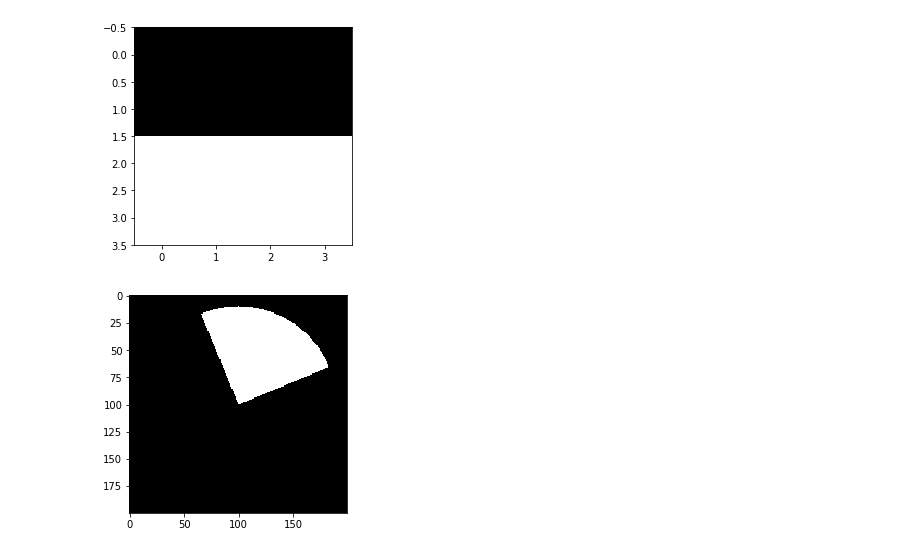
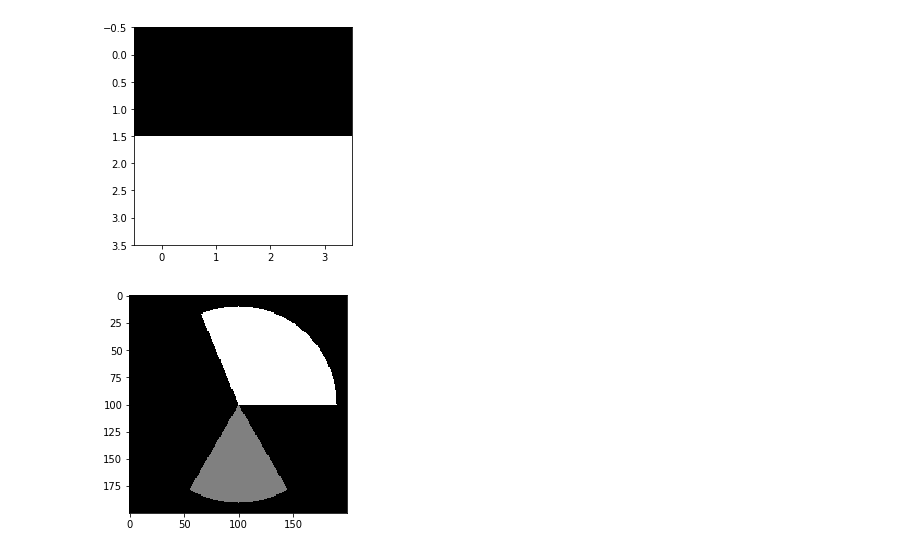
Before and after one commit to mrf444/CV_final_project, a Jupyter notebook: SURF.ipynb, the cells around one changed output. Cells and saved outputs as stored; diff of their text form; code cells hidden in the pictures.

```diff
--- a/SURF.ipynb
+++ b/SURF.ipynb
@@ -472,34 +473,37 @@ def in_sector(x, y, new_center, radius, start_angle, end_angle): #x is y and y i
 # %%
 #function that returns whether a point is in the specified sector, given start and end angle in polor coordinates
 
 def in_sector(x, y, new_center, radius, start_angle, end_angle): #x is y and y is x
     x_c,y_c = new_center
 
     #the x coordinates are reversed in images, so switch the signs for the x differences only
     x_diff = -(x-x_c)
 
     # Calculate polar coordinates
     p_radius = math.sqrt(x_diff**2 + (y-y_c)**2)
     p_angle = np.arctan2(x_diff, y-y_c) #technically y/x but we're dealing with an image
 
     #returns -pi to pi, so if negative, add 2pi
     if p_angle < 0: p_angle += 2*np.pi
 
     return (p_angle >= start_angle and p_angle < end_angle and p_radius <= radius)
 
 
 #visualization of in_sector
 test = np.zeros((200,200))
 for i in range(200):
     for j in range(200):
-        if in_sector(i,j,(100,100),90, np.pi/8, 2.5*np.pi/4):
+        if in_sector(i,j,(100,100),90, -np.pi/2, 2.5*np.pi/4):
             test[i][j] = 1
+
+        elif in_sector(i,j,(100,100),90, 4*np.pi/3, 5*np.pi/3):
+            test[i][j] = .5
 
 plt.figure(figsize=((4,4)))
 plt.imshow(test)
 plt.show()
 # %% [output]
-[figure, old version]
+[figure, new version]
 # %%
 
 '''
```
Also changed, not shown: parts of 21 cells of this notebook.
